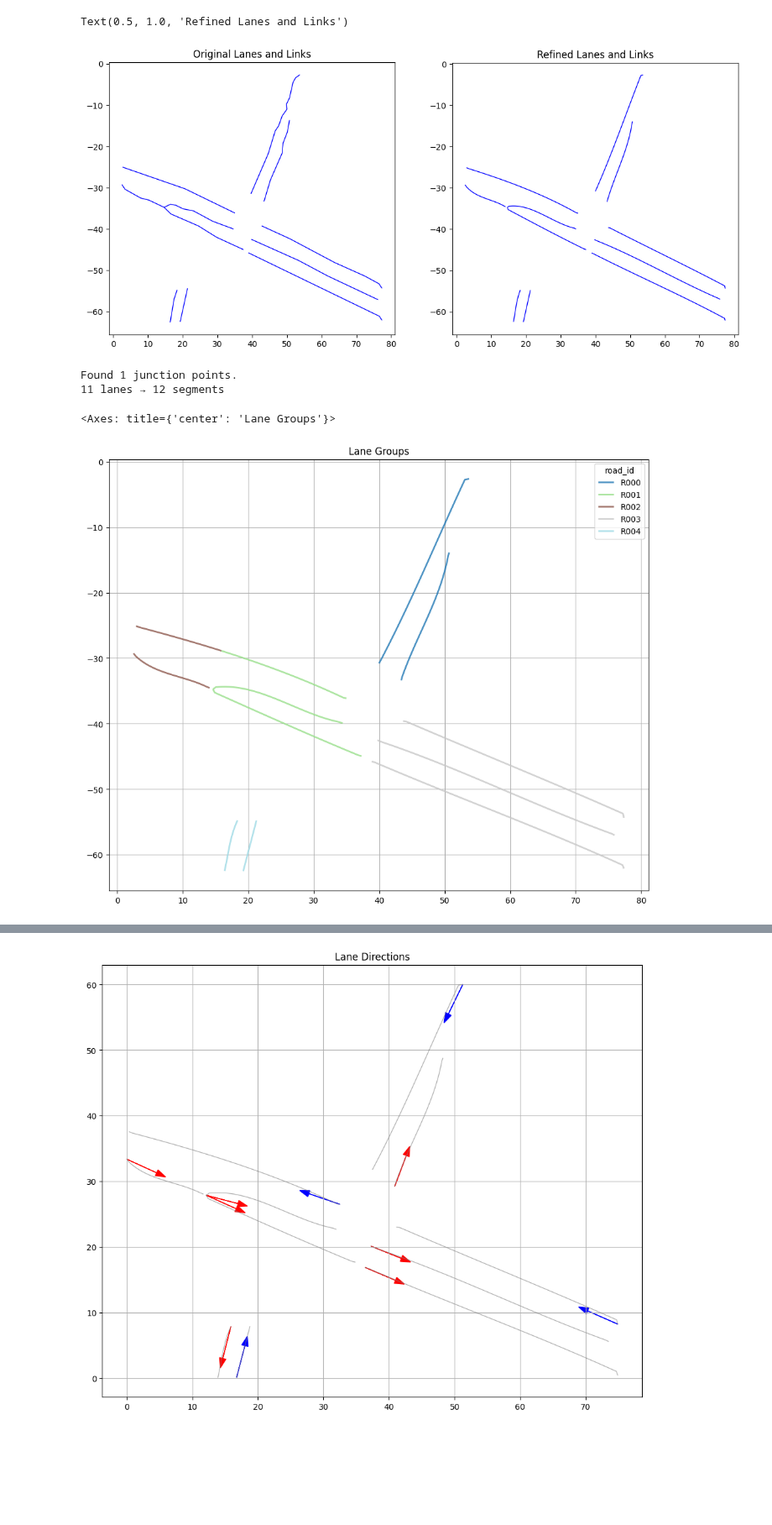
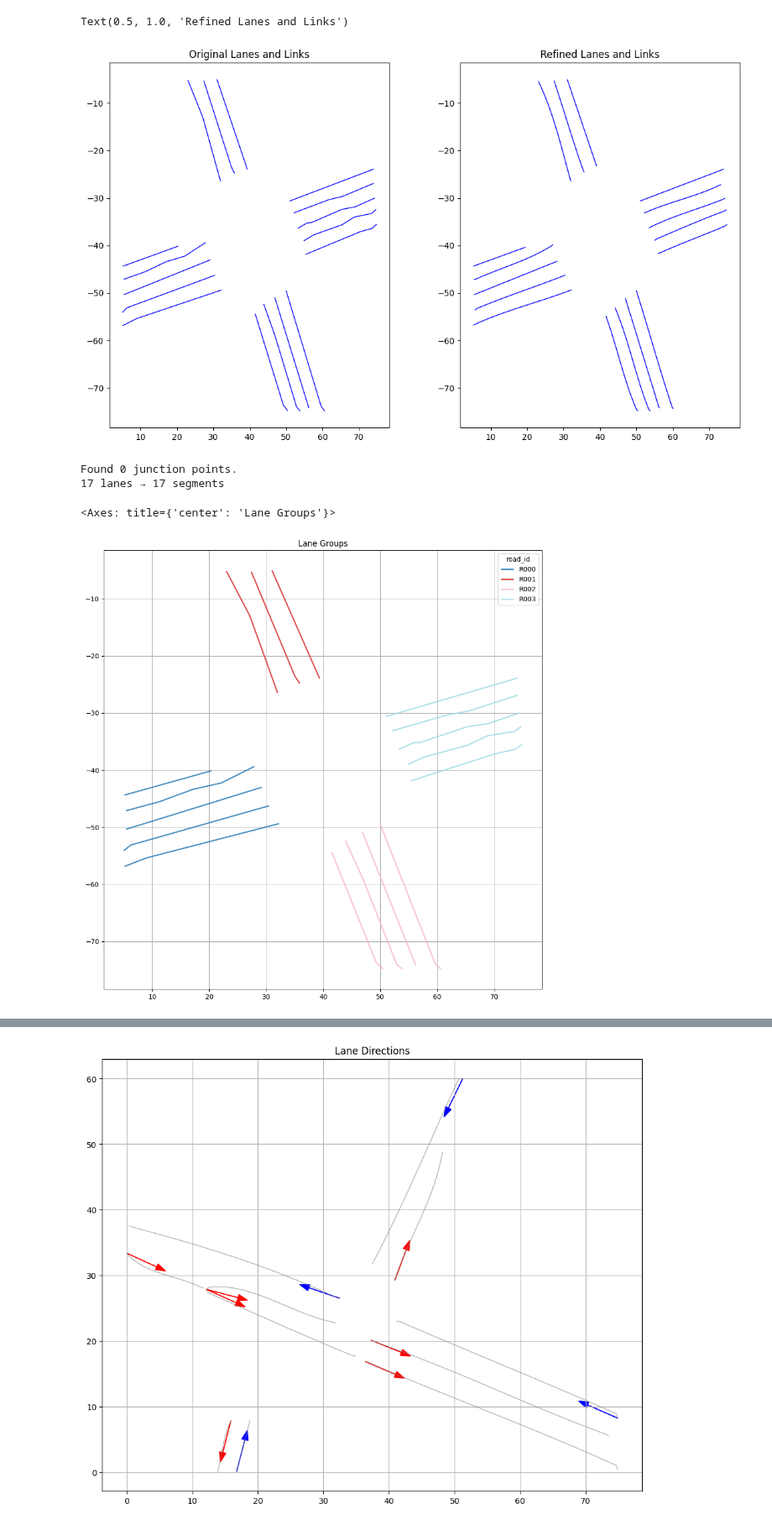
Before and after one commit to shao-lab-uga/LaneGraph, a Jupyter notebook: extract_opendrive_map.ipynb, the cells around one changed output, grey strips where cells are left out. Shown at 84% size. Drawn from its saved outputs; the diff is of its cells as text; code cells hidden in the pictures; blank space fills up the shorter version.

```diff
--- a/extract_opendrive_map.ipynb
+++ b/extract_opendrive_map.ipynb
@@ -6,12 +6,9 @@ import matplotlib.pyplot as plt
 from shapely.geometry import LineString
 from scipy.interpolate import splprep, splev
 from scipy.signal import savgol_filter
-from collections import defaultdict
-from shapely.affinity import translate
 from utils.gdf_visualize_utils import visualize_links_with_ref_lines, visualize_road_groups_with_reference_lines, visualize_road_groups
-pixel_resolution = (dx, dy) = (0.125, -0.125)  # degrees per pixel (x: lon, y: lat)
-# seems the shift is not right
-lanes_and_links_gdf = gpd.read_file("lane_links_test_non_intersection.geojson")
+
+lanes_and_links_gdf = gpd.read_file("lane_links.geojson")
 # %%
 def densify(line, interval=1.0):
     n = int(line.length / interval)
@@ -67,7 +64,7 @@ lanes_and_links_refined[lanes_and_links_refined['type'] == 'lane'].plot(ax=axs[1
 axs[1].set_title('Refined Lanes and Links')
 # %% [output]
 Text(0.5, 1.0, 'Refined Lanes and Links')
-[figure, old version]
+[figure, new version]
 # %%
 import numpy as np
 import geopandas as gpd
@@ -415,32 +412,6 @@ def _segments_via_substring(line: LineString, cut_ds, min_seg_len=0.25):
             segs.append(shp_substring(line, a, b, normalized=False))
     return segs
 
-
-def _segments_via_split(line: LineString, cut_pts, min_seg_len=0.25):
-    if not cut_pts:
-        return [line]
-    cutters = []
-    for pt in cut_pts:
-        d = line.project(pt)
-        delta = 1e-6 * line.length if line.length > 0 else 1e-6
-        p0 = line.interpolate(max(d - delta, 0.0))
-        p1 = line.interpolate(min(d + delta, line.length))
-        t = np.array(p1.coords[0]) - np.array(p0.coords[0])
-        nrm = np.linalg.norm(t)
-        if nrm < 1e-12:
-            continue
-        t /= nrm
-        n = np.array([-t[1], t[0]])
-        L = max(1.0, 0.02 * line.length)
-        a = (pt.x - L * n[0], pt.y - L * n[1])
-        b = (pt.x + L * n[0], pt.y + L * n[1])
-        cutters.append(LineString([a, b]))
-    if not cutters:
-        return [line]
-    parts = shp_split(line, MultiLineString(cutters))
-    return [seg for seg in parts.geoms if seg.length >= min_seg_len]
-
-
 def split_lines_at_junctions(
     gdf_lines: gpd.GeoDataFrame,
     junction_points: list[Point],
@@ -524,36 +495,36 @@ def split_lines_at_junctions(
             new_row["seg_idx"] = i
             new_row["n_segs"] = n
             out_rows.append(new_row)
 
     return gpd.GeoDataFrame(out_rows, geometry="geometry", crs=gdf_lines.crs)
 
 gdf_lanes_split = split_lines_at_junctions(
     gdf_lanes,
     junction_points,
     tol=10.0,        # tolerance in your CRS units
     min_gap=0.5,    # avoid over-splitting at near-duplicate cuts
     min_seg_len=0.5 # drop tiny fragments
 )
 
 print(len(gdf_lanes), "lanes →", len(gdf_lanes_split), "segments")
 
 gdf_lanes_grouped = group_lanes_by_geometry(
     gdf_lanes_split,
     spacing=0.5,          # Resample step along each line (in CRS units, e.g., meters).
     avg_tol=10,          # Max symmetric avg. perpendicular distance to treat lanes as the same corridor.
     endpoint_tol=10,     # Endpoint proximity threshold: at least one valid endpoint pair must be within this.
     angle_tol_deg=25.0,   # Max heading difference to be considered "same direction" (excludes ~180° flips).
     serial_reject_tol=1.5,# If start↔end or end↔start is <= this (when same direction), reject as serial (head-to-tail).
     min_overlap_ratio=0.2,# Min fraction of the shorter line that must overlap the longer one (0..1).
     pair_expand=6.0       # Search radius to gather candidate neighbors before detailed checks.
 )
 
 visualize_road_groups(gdf_lanes_grouped, label_col='road_id')
 # %% [output]
-Found 1 junction points.
-11 lanes → 12 segments
+Found 0 junction points.
+17 lanes → 17 segments
 <Axes: title={'center': 'Lane Groups'}>
-[figure, old version]
+[figure, new version]
 # %%
 def resample_line_points(line, num_points=50):
     """Uniformly sample a fixed number of points along the line."""
```
Also changed, not shown: parts of 2 cells of this notebook, 8 other files.
